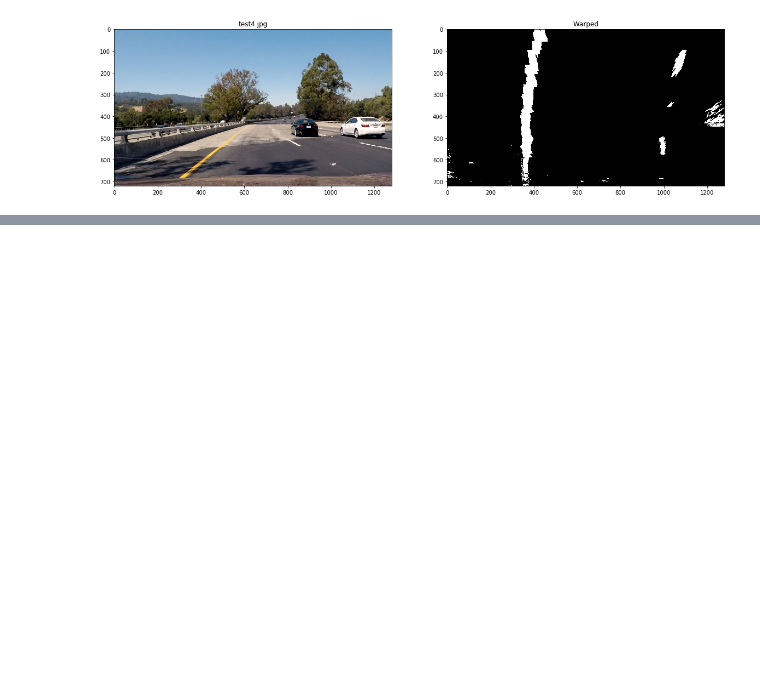
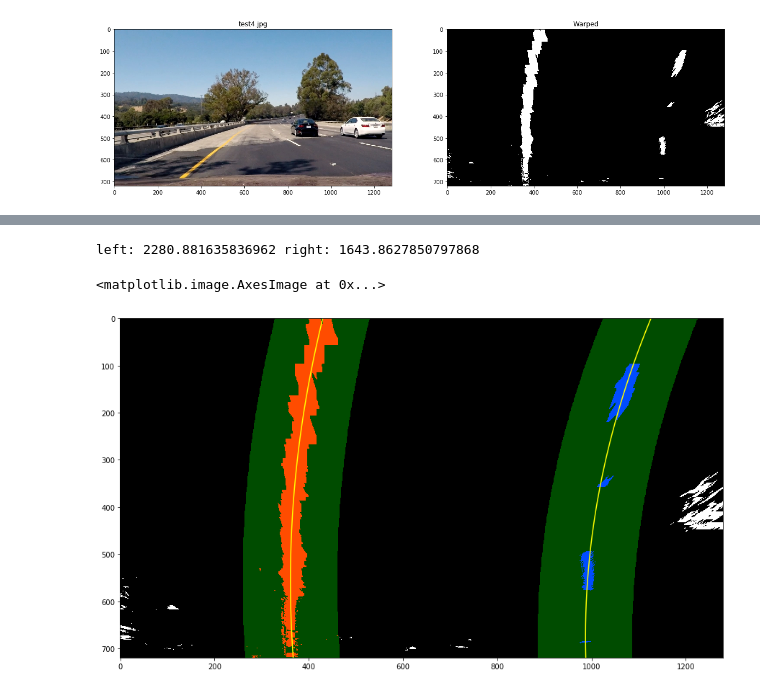
Before and after one commit to rodrigoAMF/SDCND-Udacity, a Jupyter notebook: P2-Advanced-Lane-Lines/4 - Lane Detection.ipynb, the cells around one changed output, grey strips where cells are left out. Saved outputs shown, nothing was run; the diff lists cells and outputs as text; code cells hidden in the pictures; blank space fills up the shorter version.

```diff
--- a/P2-Advanced-Lane-Lines/4 - Lane Detection.ipynb
+++ b/P2-Advanced-Lane-Lines/4 - Lane Detection.ipynb
@@ -59 +22,19 @@ min_num_pix = 50
+# %%
+# Identify the x and y positions of all nonzero (i.e. activated) pixels in the image
+non_zero   = warped.nonzero()
+# X position of each pixel of the image that is not 0.
+# Ex:
+# [255, 0, 255]
+# [0, 255, 255]
+# [0, 255, 255]
+# Output for non_zero_x = [0, 1, 1, 2, 2, 2]
+# REMEMBER: len(non_zero_x) is not the same as len(image) on x axis
+non_zero_y = np.array(non_zero[0])
+non_zero_x = np.array(non_zero[1])
+
+# Set the width of the windows +/- margin
+window_margin = 100
+
+left_lane = {}
+right_lane = {}
 # %%
@@ -143,0 +185,3 @@ IndexError: too many indices for array
+# %%
+left_coefficients = np.array([2.20893785e-04, -2.46205796e-01,  4.29669511e+02])
+right_coefficients = np.array([3.04487696e-04, -4.11122644e-01, 1.12603645e+03])
@@ -143,0 +250,11 @@ IndexError: too many indices for array
+# %%
+# Run image through the pipeline
+# Note that in your project, you'll also want to feed in the previous fits
+result = search_around_poly(warped)
+
+# View your output
+plt.imshow(result)
+# %% [output]
+left: 2280.881635836962 right: 1643.8627850797868
+<matplotlib.image.AxesImage at 0x...>
+[figure, added]
```
Also changed, not shown: parts of 8 cells of this notebook, 2 other files.
